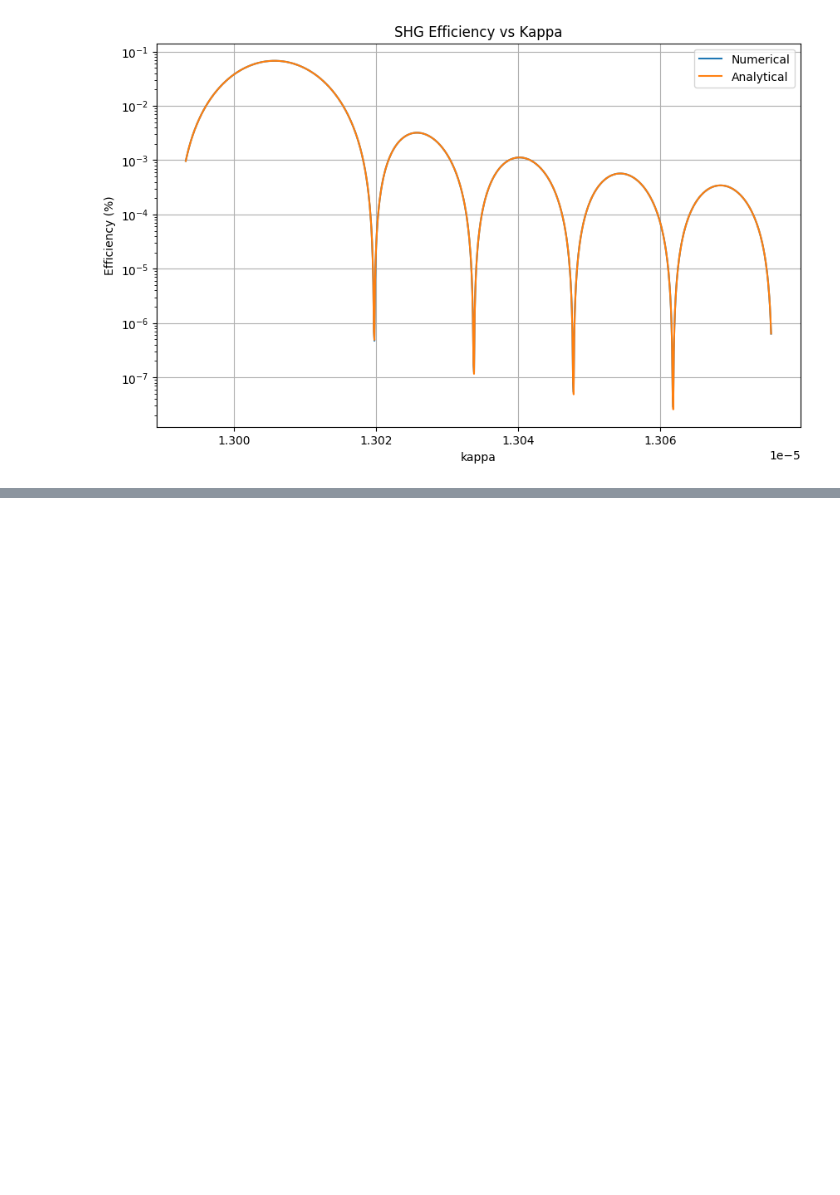
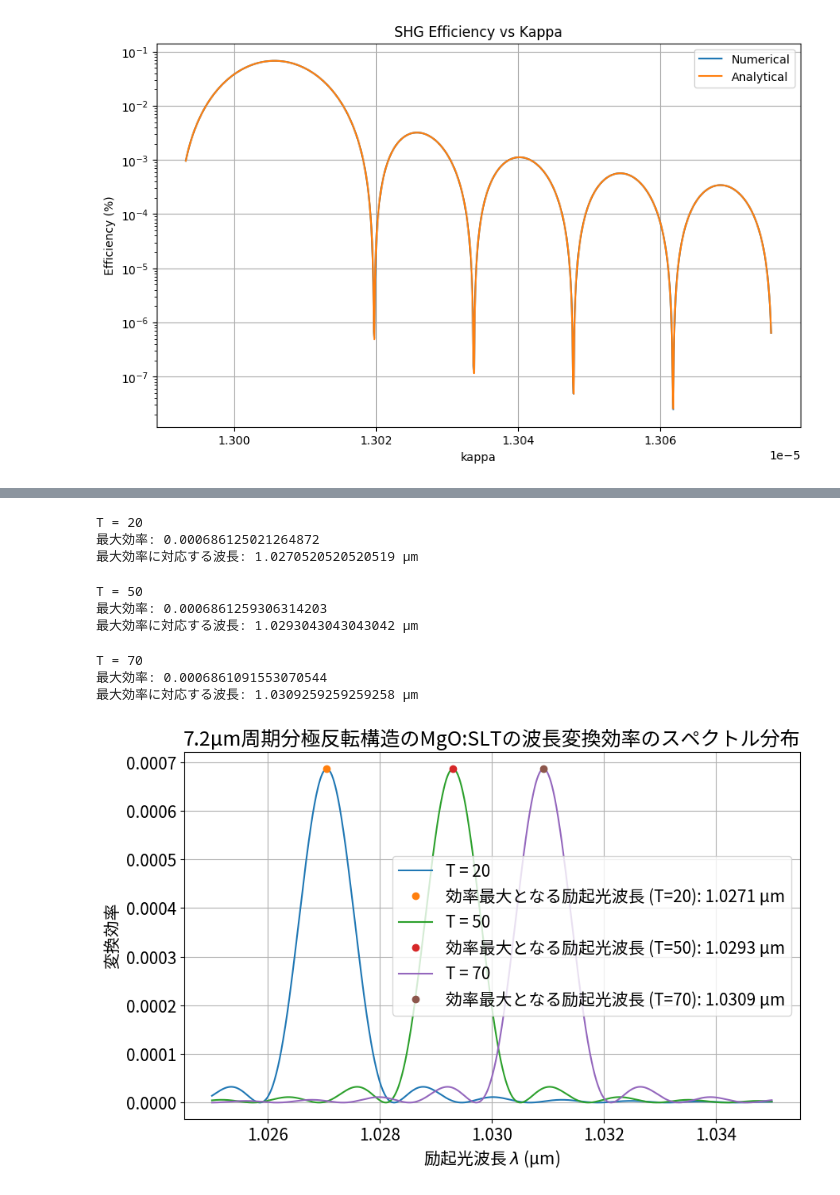
Before and after one commit to Xo1otl/mictlan, a Jupyter notebook: research/syuron/python/examples/shg.ipynb, the cells around one changed output, grey strips where cells are left out. Drawn from its saved outputs; the diff is of its cells as text; code cells hidden in the pictures; blank space fills up the shorter version.

```diff
--- a/research/syuron/python/examples/shg.ipynb
+++ b/research/syuron/python/examples/shg.ipynb
@@ -602,0 +673,69 @@ plt.show()
+# %%
+import numpy as np
+import matplotlib.pyplot as plt
+from syuron import shg
+from tqdm import tqdm
+
+# 定数
+P0 = 1.0  # P0 = |A0|^2
+kappa = 1.31E-05  # 野呂さんの値
+L = 2000  # 固定長さ
+r = 0  # チャープパラメータ（周期分極反転構造の場合は0）
+T_values = [20, 50, 70]  # T の値をリストで定義
+
+# 位相整合条件
+Lambda_0 = 7.2
+
+# 波長囲
+lambda_min = 1.025
+lambda_max = 1.035
+lambda_values = np.linspace(lambda_min, lambda_max, 1000)  # 横軸: 波長 λ
+
+# グラフの描画
+plt.figure(figsize=(10, 6))
+
+for T in T_values:
+    grating = shg.ChirpedGrating(P0, kappa, L, r, T, Lambda_0=Lambda_0)
+
+    # 波長ごとに変換効率を計算
+    efficiencies = []
+    for lambda_val in tqdm(lambda_values, desc=f"Calculating SHG Efficiency (T={T})"):
+        eff = grating.calculate_efficiency(lambda_val)  # 変換効率を計算
+        efficiencies.append(eff)
+
+    # グラフにプロット
+    plt.plot(lambda_values, efficiencies, label=f"T = {T}")
+
+    # 最大効率とそのインデックスを取得
+    max_efficiency = max(efficiencies)
+    max_index = efficiencies.index(max_efficiency)
+    max_lambda = lambda_values[max_index]
+
+    # 最大値とその波長を表示
+    print(f"\nT = {T}")
+    print(f"最大効率: {max_efficiency}")
+    print(f"最大効率に対応する波長: {max_lambda} µm")
+
+    # グラフに最大値をプロット
+    plt.plot(max_lambda, max_efficiency, 'o',
+             label=f"効率最大となる励起光波長 (T={T}): {max_lambda:.4f} µm")
+
+# グラフの装飾
+plt.xlabel(r"励起光波長 $\lambda$ (µm)")
+plt.ylabel("変換効率")
+plt.title(
+    r"7.2µm周期分極反転構造のMgO:SLTの波長変換効率のスペクトル分布")
+plt.grid(True)
+plt.legend()
+plt.show()
+# %% [output]
+T = 20
+最大効率: 0.000686125021264872
+最大効率に対応する波長: 1.0270520520520519 µm
+T = 50
+最大効率: 0.0006861259306314203
+最大効率に対応する波長: 1.0293043043043042 µm
+T = 70
+最大効率: 0.0006861091553070544
+最大効率に対応する波長: 1.0309259259259258 µm
+[figure, added]
```
Also changed, not shown: parts of 20 cells of this notebook, 15 other files.
